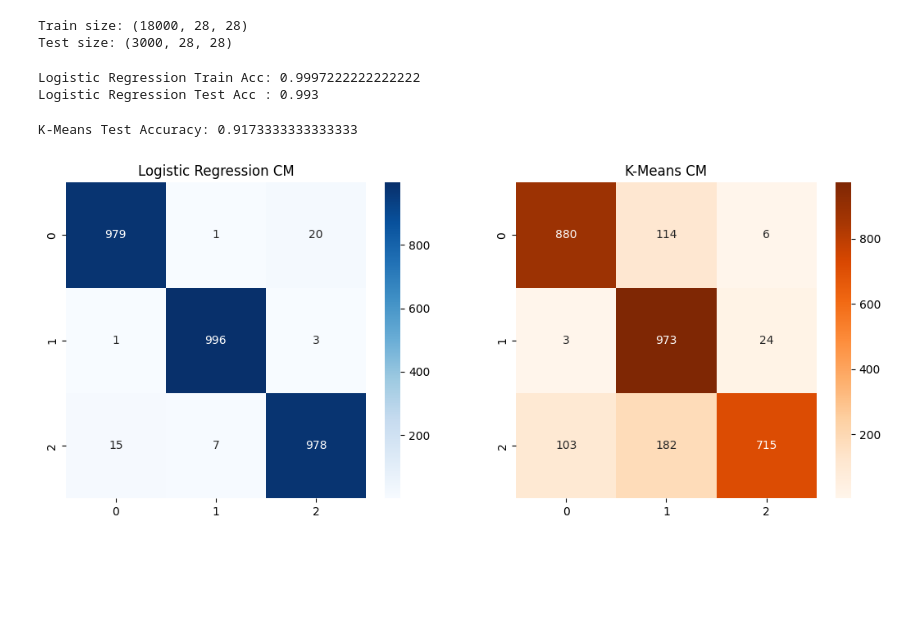
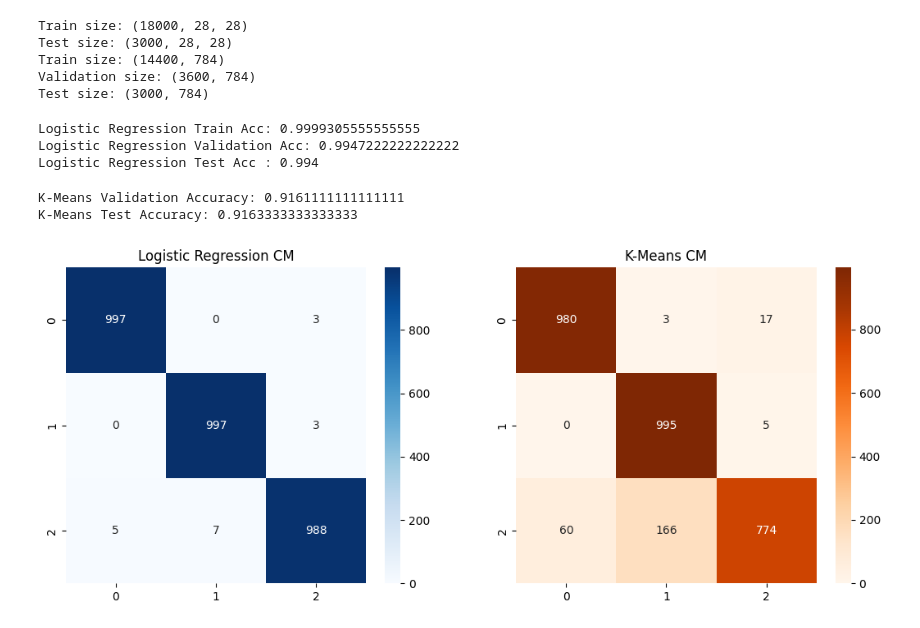
Before and after one commit to hamas22/ML_Project, a Jupyter notebook: Fashon.ipynb, the cells around one changed output. Drawn from its saved outputs; the diff is of its cells as text; code cells hidden in the pictures; blank space fills up the shorter version.

```diff
--- a/Fashon.ipynb
+++ b/Fashon.ipynb
@@ -27,7 +28,7 @@ y_train = y_train[train_mask]
 X_test = X_test[test_mask]
 y_test = y_test[test_mask]
 # %%
-# 3) PREPROCESSING
+## PREPROCESSING
 
 # A) Normalize to [0,1]
 X_train_norm = X_train / 255.0
@@ -48,9 +49,19 @@ X_test_scaled = scaler.transform(X_test_flat)
 
 print("Train size:", X_train.shape)
 print("Test size:", X_test.shape)
+X_train_final, X_val, y_train_final, y_val = train_test_split(
+    X_train_scaled, y_train, test_size=0.2, random_state=42
+)
+
+print("Train size:", X_train_final.shape)
+print("Validation size:", X_val.shape)
+print("Test size:", X_test_scaled.shape)
 # %% [output]
 Train size: (18000, 28, 28)
 Test size: (3000, 28, 28)
+Train size: (14400, 784)
+Validation size: (3600, 784)
+Test size: (3000, 784)
 # %%
 # 4) LOGISTIC REGRESSION
 import warnings
@@ -60,45 +71,57 @@ log_reg = LogisticRegression(
     multi_class="multinomial"
 )
 
-log_reg.fit(X_train_scaled, y_train)
-y_pred_lr = log_reg.predict(X_test_scaled)
+log_reg.fit(X_train_final, y_train_final)
 
-print("\nLogistic Regression Train Acc:", accuracy_score(y_train, log_reg.predict(X_train_scaled)))
-print("Logistic Regression Test Acc :", accuracy_score(y_test, y_pred_lr))
+# Predictions
+y_train_pred = log_reg.predict(X_train_final)
+y_val_pred   = log_reg.predict(X_val)
+y_test_pred  = log_reg.predict(X_test_scaled)
+
+print("\nLogistic Regression Train Acc:", accuracy_score(y_train_final, y_train_pred))
+print("Logistic Regression Validation Acc:", accuracy_score(y_val, y_val_pred))  # << جديد
+print("Logistic Regression Test Acc :", accuracy_score(y_test, y_test_pred))
 # %% [output]
-Logistic Regression Train Acc: 0.9997222222222222
-Logistic Regression Test Acc : 0.993
+Logistic Regression Train Acc: 0.9999305555555555
+Logistic Regression Validation Acc: 0.9947222222222222
+Logistic Regression Test Acc : 0.994
 # %%
 # 5) K-MEANS
 kmeans = KMeans(n_clusters=3, random_state=42)
-kmeans.fit(X_train_scaled)
+kmeans.fit(X_train_final)
 
-clusters = kmeans.predict(X_test_scaled)
+clusters_val = kmeans.predict(X_val)
+clusters_test = kmeans.predict(X_test_scaled)
 
-# Map each cluster → class
+# Map cluster -> class (train clusters)
 label_map = {}
 for cluster in range(3):
-    labels = y_train[kmeans.labels_ == cluster]
+    labels = y_train_final[kmeans.labels_ == cluster]
     label_map[cluster] = np.bincount(labels).argmax() if len(labels) > 0 else 0
 
-y_pred_kmeans = np.array([label_map[c] for c in clusters])
+# Predictions for validation and test
+y_val_pred_kmeans  = np.array([label_map[c] for c in clusters_val])    # << جديد
+y_test_pred_kmeans = np.array([label_map[c] for c in clusters_test])
 
-print("\nK-Means Test Accuracy:", accuracy_score(y_test, y_pred_kmeans))
+print("\nK-Means Validation Accuracy:", accuracy_score(y_val, y_val_pred_kmeans))  # << جديد
+print("K-Means Test Accuracy:", accuracy_score(y_test, y_test_pred_kmeans))
 # %% [output]
-K-Means Test Accuracy: 0.9173333333333333
+K-Means Validation Accuracy: 0.9161111111111111
+K-Means Test Accuracy: 0.9163333333333333
 # %%
+
 # 6) CONFUSION MATRICES
 plt.figure(figsize=(13,5))
 
 plt.subplot(1,2,1)
-sns.heatmap(confusion_matrix(y_test, y_pred_lr), cmap="Blues", annot=True, fmt="d")
+sns.heatmap(confusion_matrix(y_test, y_test_pred), cmap="Blues", annot=True, fmt="d")
 plt.title("Logistic Regression CM")
 
 plt.subplot(1,2,2)
-sns.heatmap(confusion_matrix(y_test, y_pred_kmeans), cmap="Oranges", annot=True, fmt="d")
+sns.heatmap(confusion_matrix(y_test, y_test_pred_kmeans), cmap="Oranges", annot=True, fmt="d")
 plt.title("K-Means CM")
 
 plt.show()
 # %% [output]
-[figure, old version]
+[figure, new version]
 # %%
```
Also changed, not shown: parts of 2 cells of this notebook, 1 other file.
